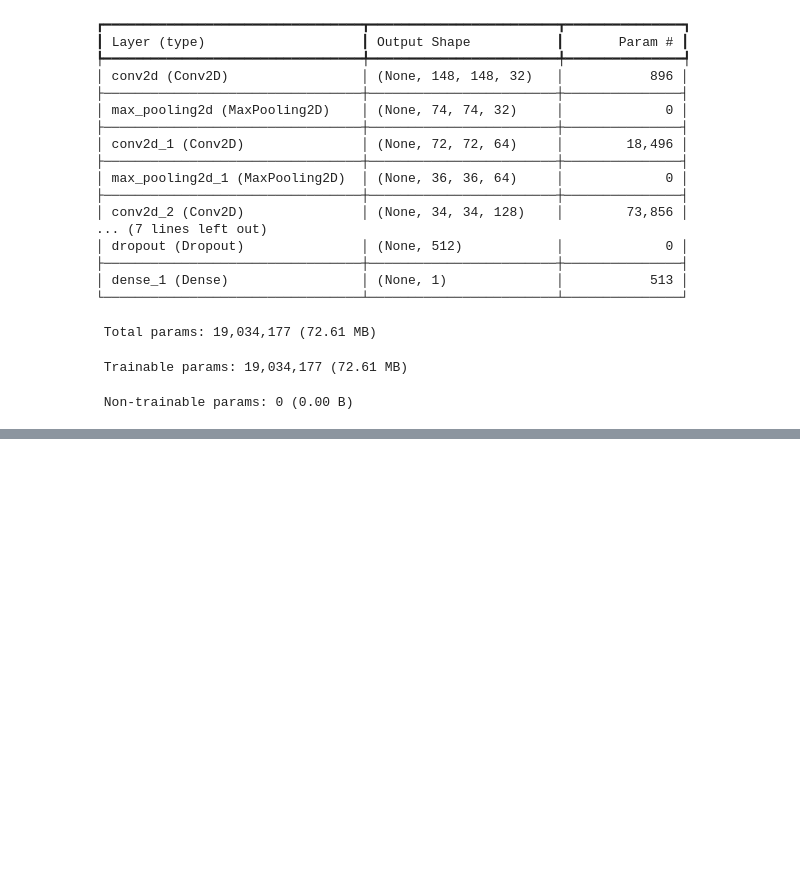
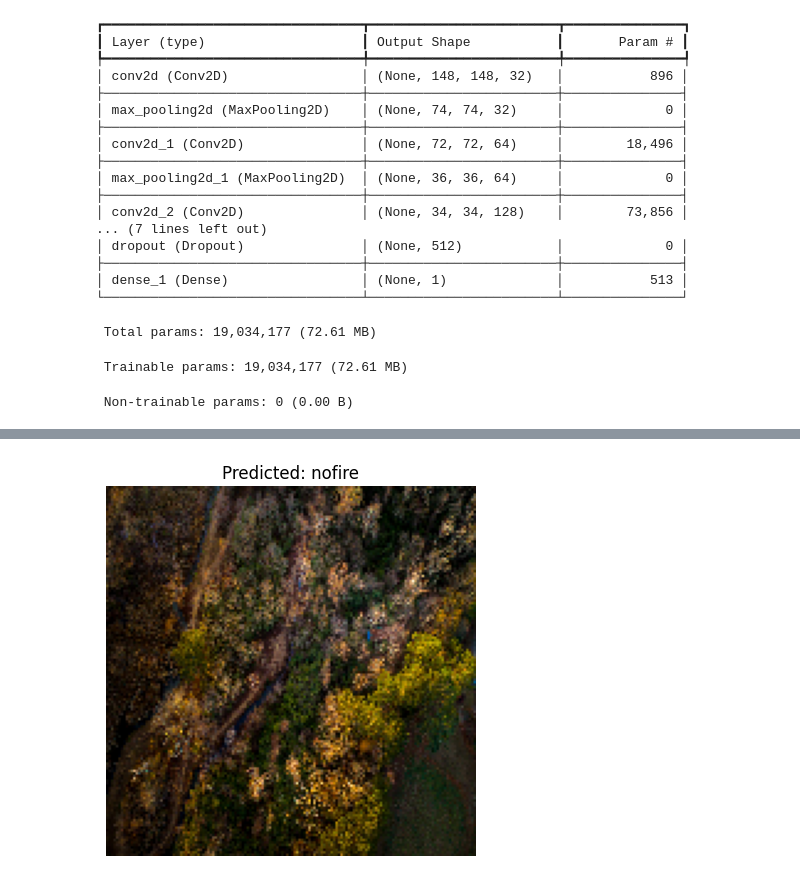
Before and after one commit to Aayush-PatilWankhede/Forest-Fire-Detection-Using-Deep-learning, a Jupyter notebook: Forest_Fire_Detection_code.ipynb, the cells around one changed output, grey strips where cells are left out. Cells and saved outputs as stored; diff of their text form; code cells hidden in the pictures; blank space fills up the shorter version.

```diff
--- a/Forest_Fire_Detection_code.ipynb
+++ b/Forest_Fire_Detection_code.ipynb
@@ -183,0 +252,24 @@ Model: "sequential"
+# %%
+from tensorflow.keras.models import load_model
+from tensorflow.keras.preprocessing import image
+
+# Load the model
+model = load_model('FFD.keras')
+
+# Predict on new image - create a function
+def predict_fire(img_path):
+  img = image.load_img(img_path, target_size=(150, 150))
+  img_array = image.img_to_array(img)
+  img_array = np.expand_dims(img_array, axis=0)
+  img_array /= 255.0
+
+  prediction = model.predict(img_array)
+  if prediction[0] > 0.5:
+    predicted_class = class_names[1]
+  else:
+    predicted_class = class_names[0]
+
+  plt.imshow(img)
+  plt.title(f'Predicted: {predicted_class}')
+  plt.axis('off')
+  plt.show()
@@ -183,0 +296,3 @@ Model: "sequential"
+# %%
+predict_fire('/kaggle/input/the-wildfire-dataset/the_wildfire_dataset_2n_version/test/nofire/nathan-anderson-d1gPSEN9dOE-unsplash.jpg')
+# %% [output]
@@ -183,0 +300 @@ Model: "sequential"
+[figure, added]
```
Also changed, not shown: parts of 7 cells of this notebook.
